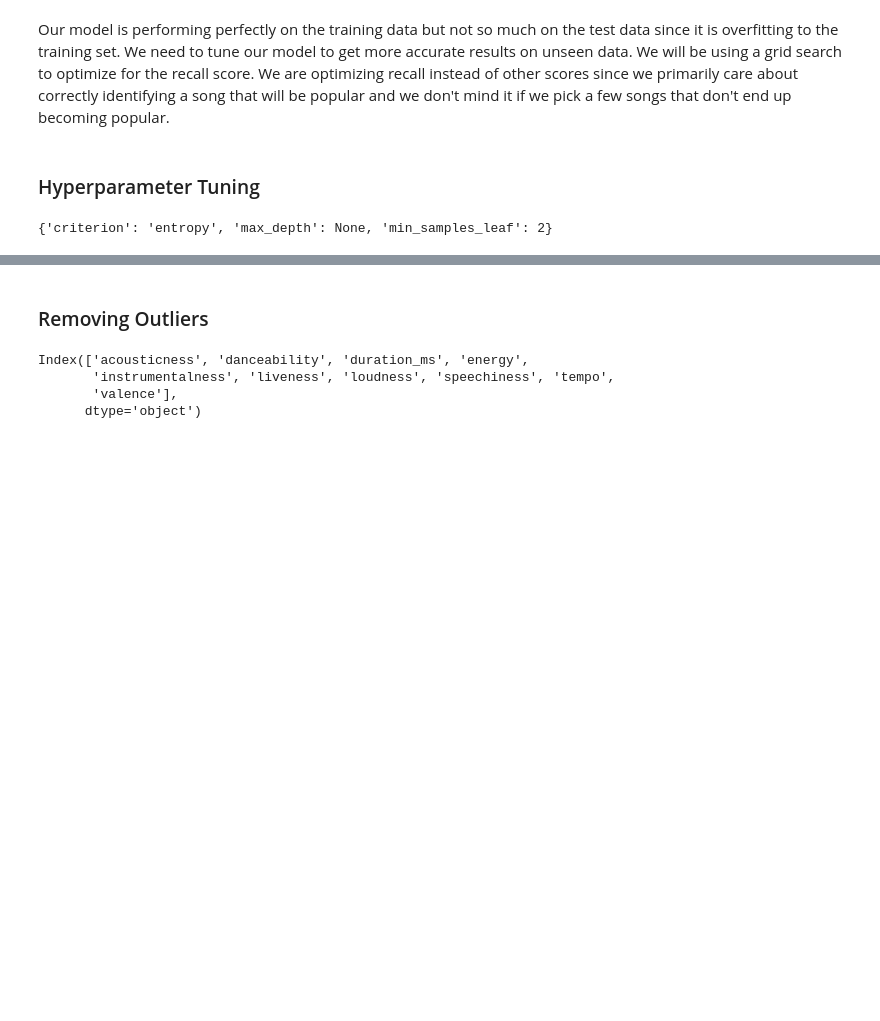
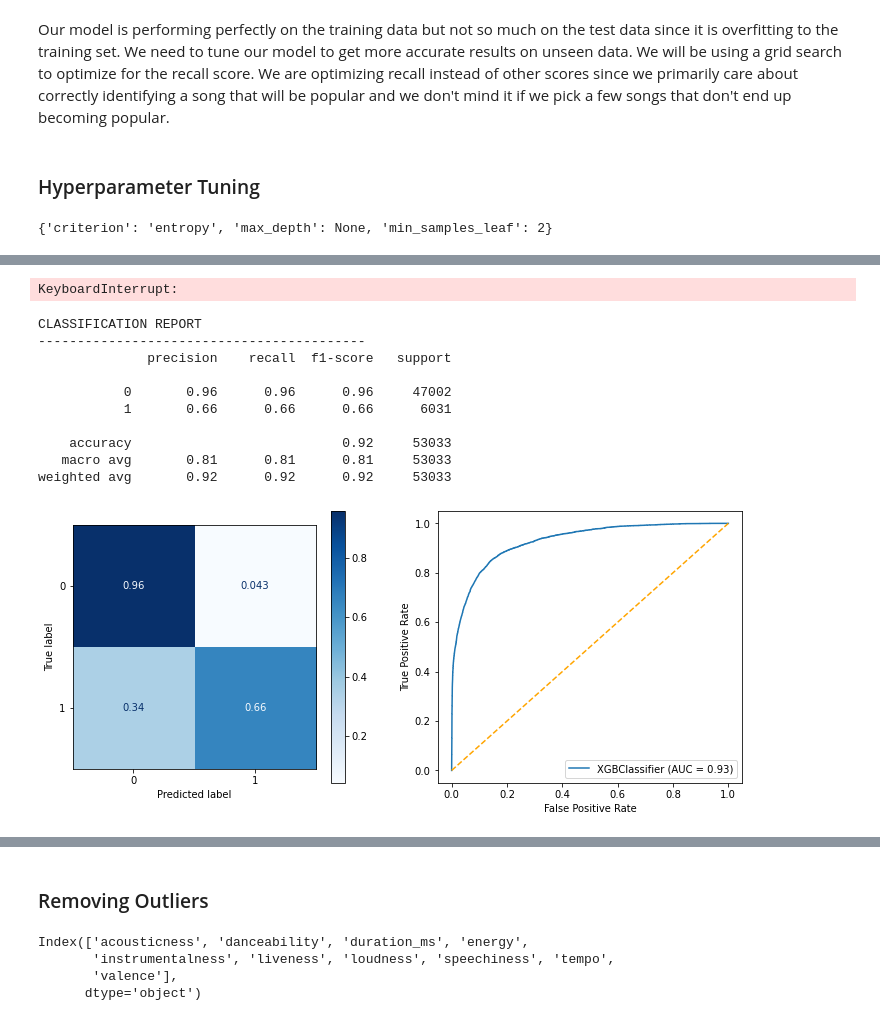
Before and after one commit to ebtezcan/Spotify-Song-Popularity-Prediction, a Jupyter notebook: index_OSEMN_plus_mvp.ipynb, the cells around one changed output, grey strips where cells are left out. Saved outputs shown, nothing was run; the diff lists cells and outputs as text; code cells hidden in the pictures; blank space fills up the shorter version.

```diff
--- a/index_OSEMN_plus_mvp.ipynb
+++ b/index_OSEMN_plus_mvp.ipynb
@@ -855,0 +899,24 @@ weighted avg       0.95      0.95      0.95     53033
+# %%
+clf_xgb = XGBClassifier(learning_rate=0.2)
+clf_xgb.fit(X_train_sm, y_train_sm)
+y_pred = clf_xgb.predict(X_test)
+classification(y_test, y_pred, X_test, clf_xgb)
+# %% [output]
+KeyboardInterrupt:
+# %%
+clf_xgb = XGBClassifier(learning_rate=0.1, max_depth=10)
+clf_xgb.fit(X_train_sm, y_train_sm)
+y_pred = clf_xgb.predict(X_test)
+classification(y_test, y_pred, X_test, clf_xgb)
+# %% [output]
+CLASSIFICATION REPORT
+------------------------------------------
+              precision    recall  f1-score   support
+
+           0       0.96      0.96      0.96     47002
+           1       0.66      0.66      0.66      6031
+
+    accuracy                           0.92     53033
+   macro avg       0.81      0.81      0.81     53033
+weighted avg       0.92      0.92      0.92     53033
+[figure, added]
```
Also changed, not shown: parts of 53 cells of this notebook.
